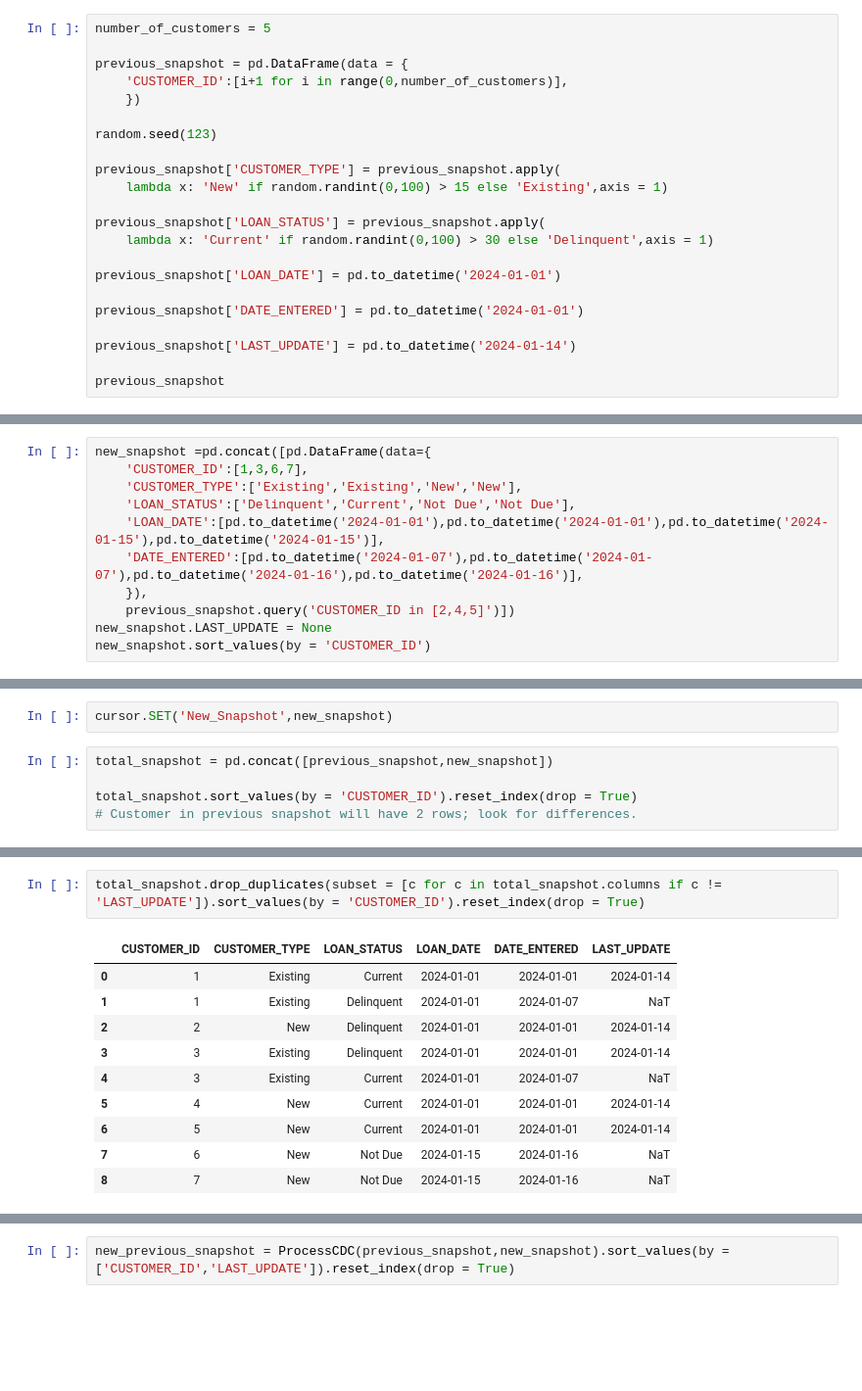
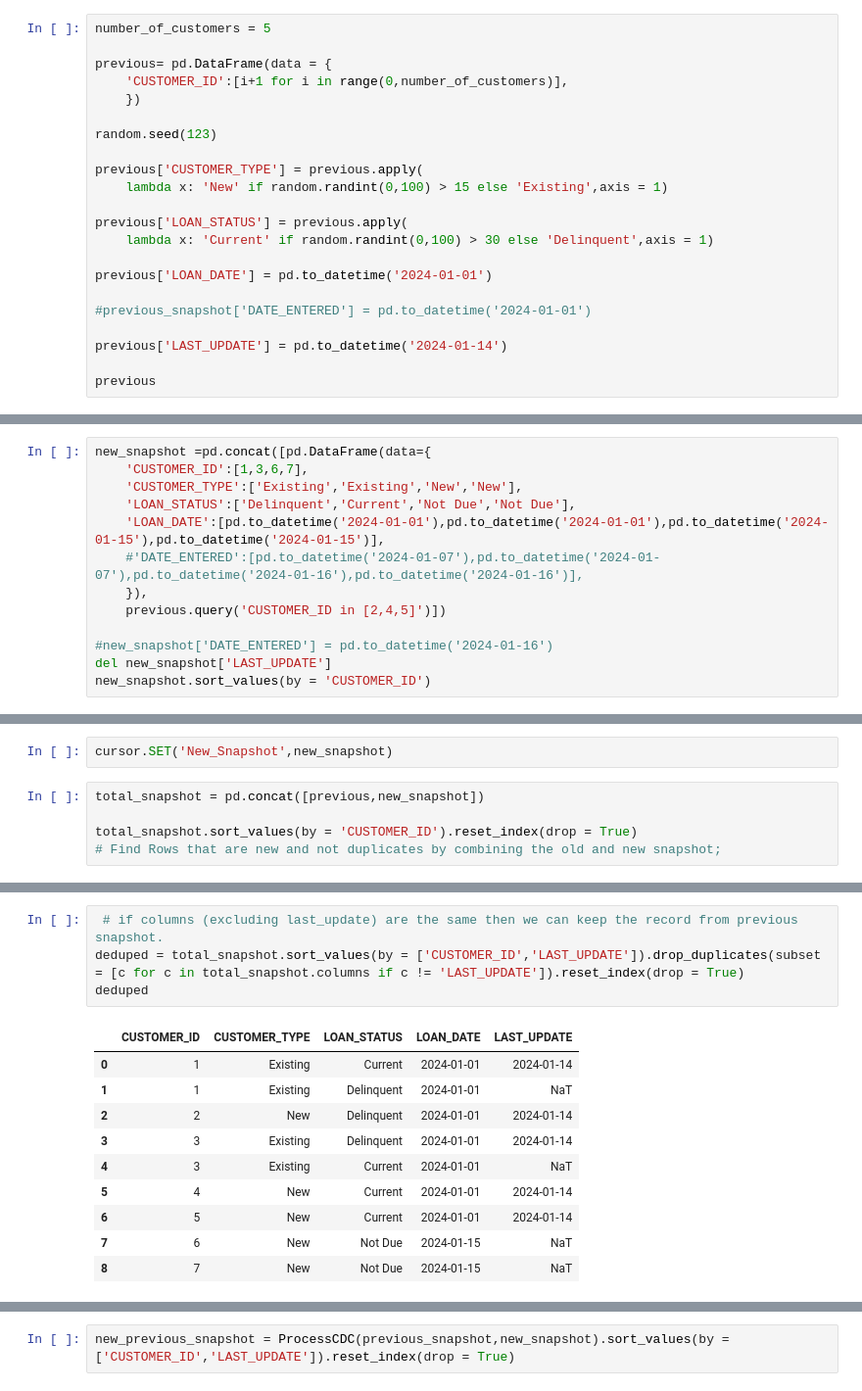
Before and after one commit to Cman000/conthon, a Jupyter notebook: CDC_Local/Example.ipynb, the cells around one changed output, grey strips where cells are left out. Shown at 98% size. Cells and saved outputs as stored; diff of their text form; blank space fills up the shorter version.

```diff
--- a/CDC_Local/Example.ipynb
+++ b/CDC_Local/Example.ipynb
@@ -24,23 +26,23 @@ def ProcessCDC(previous_snapshot, new_snapshot):
 # %%
 number_of_customers = 5
 
-previous_snapshot = pd.DataFrame(data = {
+previous= pd.DataFrame(data = {
     'CUSTOMER_ID':[i+1 for i in range(0,number_of_customers)],
     })
 
 random.seed(123)
 
-previous_snapshot['CUSTOMER_TYPE'] = previous_snapshot.apply(
+previous['CUSTOMER_TYPE'] = previous.apply(
     lambda x: 'New' if random.randint(0,100) > 15 else 'Existing',axis = 1)
 
-previous_snapshot['LOAN_STATUS'] = previous_snapshot.apply(
+previous['LOAN_STATUS'] = previous.apply(
     lambda x: 'Current' if random.randint(0,100) > 30 else 'Delinquent',axis = 1)
 
-previous_snapshot['LOAN_DATE'] = pd.to_datetime('2024-01-01')
+previous['LOAN_DATE'] = pd.to_datetime('2024-01-01')
 
-previous_snapshot['DATE_ENTERED'] = pd.to_datetime('2024-01-01')
+#previous_snapshot['DATE_ENTERED'] = pd.to_datetime('2024-01-01')
 
-previous_snapshot['LAST_UPDATE'] = pd.to_datetime('2024-01-14')
+previous['LAST_UPDATE'] = pd.to_datetime('2024-01-14')
 
-previous_snapshot
+previous
 # %% [output]
@@ -58,9 +60,11 @@ new_snapshot =pd.concat([pd.DataFrame(data={
     'CUSTOMER_TYPE':['Existing','Existing','New','New'],
     'LOAN_STATUS':['Delinquent','Current','Not Due','Not Due'],
     'LOAN_DATE':[pd.to_datetime('2024-01-01'),pd.to_datetime('2024-01-01'),pd.to_datetime('2024-01-15'),pd.to_datetime('2024-01-15')],
-    'DATE_ENTERED':[pd.to_datetime('2024-01-07'),pd.to_datetime('2024-01-07'),pd.to_datetime('2024-01-16'),pd.to_datetime('2024-01-16')],
+    #'DATE_ENTERED':[pd.to_datetime('2024-01-07'),pd.to_datetime('2024-01-07'),pd.to_datetime('2024-01-16'),pd.to_datetime('2024-01-16')],
     }),
-    previous_snapshot.query('CUSTOMER_ID in [2,4,5]')])
-new_snapshot.LAST_UPDATE = None
+    previous.query('CUSTOMER_ID in [2,4,5]')])
+
+#new_snapshot['DATE_ENTERED'] = pd.to_datetime('2024-01-16')
+del new_snapshot['LAST_UPDATE']
 new_snapshot.sort_values(by = 'CUSTOMER_ID')
 # %% [output]
@@ -75,8 +79,8 @@ new_snapshot.sort_values(by = 'CUSTOMER_ID')
 # %%
 cursor.SET('New_Snapshot',new_snapshot)
 # %%
-total_snapshot = pd.concat([previous_snapshot,new_snapshot])
+total_snapshot = pd.concat([previous,new_snapshot])
 
 total_snapshot.sort_values(by = 'CUSTOMER_ID').reset_index(drop = True)
-# Customer in previous snapshot will have 2 rows; look for differences.
+# Find Rows that are new and not duplicates by combining the old and new snapshot;
 # %% [output]
@@ -96,13 +100,15 @@ total_snapshot.sort_values(by = 'CUSTOMER_ID').reset_index(drop = True)
 # %%
-total_snapshot.drop_duplicates(subset = [c for c in total_snapshot.columns if c != 'LAST_UPDATE']).sort_values(by = 'CUSTOMER_ID').reset_index(drop = True)
+ # if columns (excluding last_update) are the same then we can keep the record from previous snapshot.
+deduped = total_snapshot.sort_values(by = ['CUSTOMER_ID','LAST_UPDATE']).drop_duplicates(subset = [c for c in total_snapshot.columns if c != 'LAST_UPDATE']).reset_index(drop = True)
+deduped
 # %% [output]
-|  | CUSTOMER_ID | CUSTOMER_TYPE | LOAN_STATUS | LOAN_DATE | DATE_ENTERED | LAST_UPDATE |
-| 0 | 1 | Existing | Current | 2024-01-01 | 2024-01-01 | 2024-01-14 |
-| 1 | 1 | Existing | Delinquent | 2024-01-01 | 2024-01-07 | NaT |
-| 2 | 2 | New | Delinquent | 2024-01-01 | 2024-01-01 | 2024-01-14 |
-| 3 | 3 | Existing | Delinquent | 2024-01-01 | 2024-01-01 | 2024-01-14 |
-| 4 | 3 | Existing | Current | 2024-01-01 | 2024-01-07 | NaT |
-| 5 | 4 | New | Current | 2024-01-01 | 2024-01-01 | 2024-01-14 |
-| 6 | 5 | New | Current | 2024-01-01 | 2024-01-01 | 2024-01-14 |
-| 7 | 6 | New | Not Due | 2024-01-15 | 2024-01-16 | NaT |
-| 8 | 7 | New | Not Due | 2024-01-15 | 2024-01-16 | NaT |
+|  | CUSTOMER_ID | CUSTOMER_TYPE | LOAN_STATUS | LOAN_DATE | LAST_UPDATE |
+| 0 | 1 | Existing | Current | 2024-01-01 | 2024-01-14 |
+| 1 | 1 | Existing | Delinquent | 2024-01-01 | NaT |
+| 2 | 2 | New | Delinquent | 2024-01-01 | 2024-01-14 |
+| 3 | 3 | Existing | Delinquent | 2024-01-01 | 2024-01-14 |
+| 4 | 3 | Existing | Current | 2024-01-01 | NaT |
+| 5 | 4 | New | Current | 2024-01-01 | 2024-01-14 |
+| 6 | 5 | New | Current | 2024-01-01 | 2024-01-14 |
+| 7 | 6 | New | Not Due | 2024-01-15 | NaT |
+| 8 | 7 | New | Not Due | 2024-01-15 | NaT |
```
Also changed, not shown: parts of 18 cells of this notebook, 2 other files.
